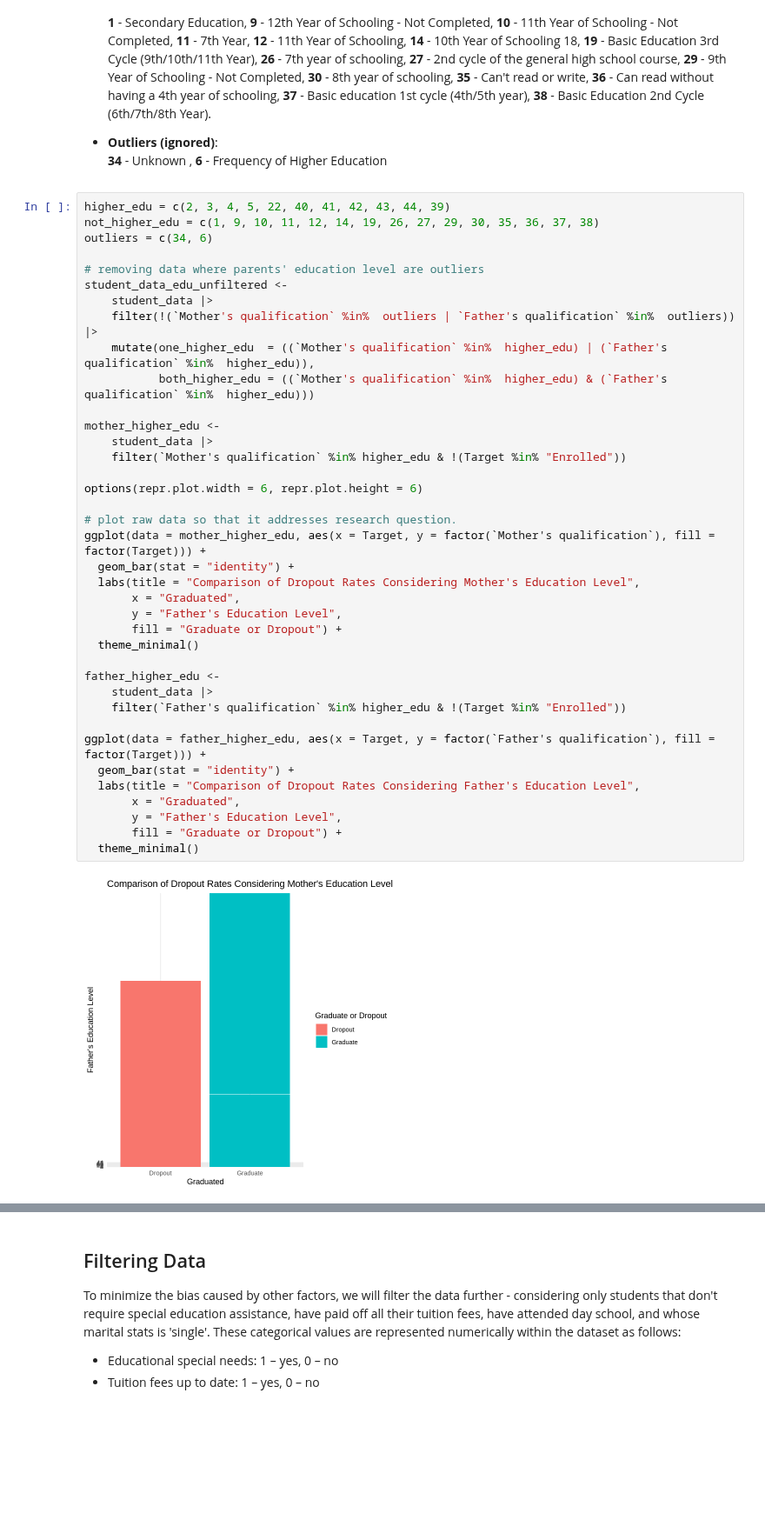
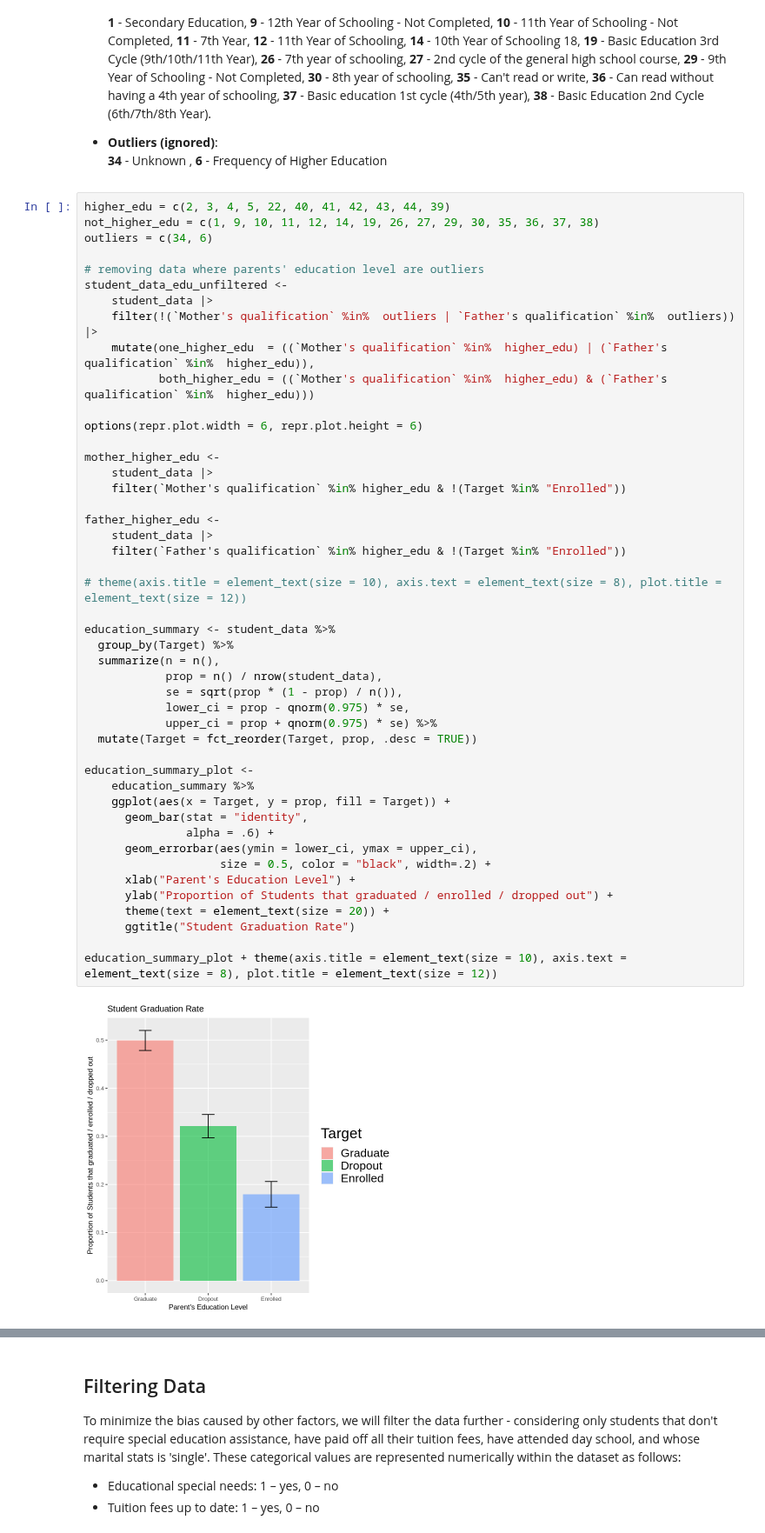
Before and after one commit to MehrshadEsm/stat-201-project, a Jupyter notebook: stat201_project_proposal.ipynb, the cells around one changed output, grey strips where cells are left out. Shown at 87% size. Saved outputs shown, nothing was run; the diff lists cells and outputs as text; blank space fills up the shorter version.

Commit message:
plot raw data viz

```diff
--- a/stat201_project_proposal.ipynb
+++ b/stat201_project_proposal.ipynb
@@ -165,40 +165,48 @@ For the purpose of the analysis, we need to classify parents' education level in
 # %%
 higher_edu = c(2, 3, 4, 5, 22, 40, 41, 42, 43, 44, 39)
 not_higher_edu = c(1, 9, 10, 11, 12, 14, 19, 26, 27, 29, 30, 35, 36, 37, 38)
 outliers = c(34, 6)
 
 # removing data where parents' education level are outliers
 student_data_edu_unfiltered <-
     student_data |>
     filter(!(`Mother's qualification` %in%  outliers | `Father's qualification` %in%  outliers)) |>
     mutate(one_higher_edu  = ((`Mother's qualification` %in%  higher_edu) | (`Father's qualification` %in%  higher_edu)),
            both_higher_edu = ((`Mother's qualification` %in%  higher_edu) & (`Father's qualification` %in%  higher_edu)))
 
+options(repr.plot.width = 6, repr.plot.height = 6)
+
 mother_higher_edu <-
     student_data |>
     filter(`Mother's qualification` %in% higher_edu & !(Target %in% "Enrolled"))
-
-options(repr.plot.width = 6, repr.plot.height = 6)
-
-# plot raw data so that it addresses research question.
-ggplot(data = mother_higher_edu, aes(x = Target, y = factor(`Mother's qualification`), fill = factor(Target))) +
-  geom_bar(stat = "identity") +
-  labs(title = "Comparison of Dropout Rates Considering Mother's Education Level",
-       x = "Graduated",
-       y = "Father's Education Level",
-       fill = "Graduate or Dropout") +
-  theme_minimal()
 
 father_higher_edu <-
     student_data |>
     filter(`Father's qualification` %in% higher_edu & !(Target %in% "Enrolled"))
 
-ggplot(data = father_higher_edu, aes(x = Target, y = factor(`Father's qualification`), fill = factor(Target))) +
-  geom_bar(stat = "identity") +
-  labs(title = "Comparison of Dropout Rates Considering Father's Education Level",
-       x = "Graduated",
-       y = "Father's Education Level",
-       fill = "Graduate or Dropout") +
-  theme_minimal()
+# theme(axis.title = element_text(size = 10), axis.text = element_text(size = 8), plot.title = element_text(size = 12))
+
+education_summary <- student_data %>%
+  group_by(Target) %>%
+  summarize(n = n(),
+            prop = n() / nrow(student_data),
+            se = sqrt(prop * (1 - prop) / n()),
+            lower_ci = prop - qnorm(0.975) * se,
+            upper_ci = prop + qnorm(0.975) * se) %>%
+  mutate(Target = fct_reorder(Target, prop, .desc = TRUE))
+
+education_summary_plot <-
+    education_summary %>%
+    ggplot(aes(x = Target, y = prop, fill = Target)) +
+      geom_bar(stat = "identity",
+               alpha = .6) +
+      geom_errorbar(aes(ymin = lower_ci, ymax = upper_ci),
+                    size = 0.5, color = "black", width=.2) +
+      xlab("Parent's Education Level") +
+      ylab("Proportion of Students that graduated / enrolled / dropped out") +
+      theme(text = element_text(size = 20)) +
+      ggtitle("Student Graduation Rate")
+
+education_summary_plot + theme(axis.title = element_text(size = 10), axis.text = element_text(size = 8), plot.title = element_text(size = 12))
 # %% [output]
-[figure, old version]
+[figure, new version]
```
Also changed, not shown: parts of 1 cell of this notebook.
